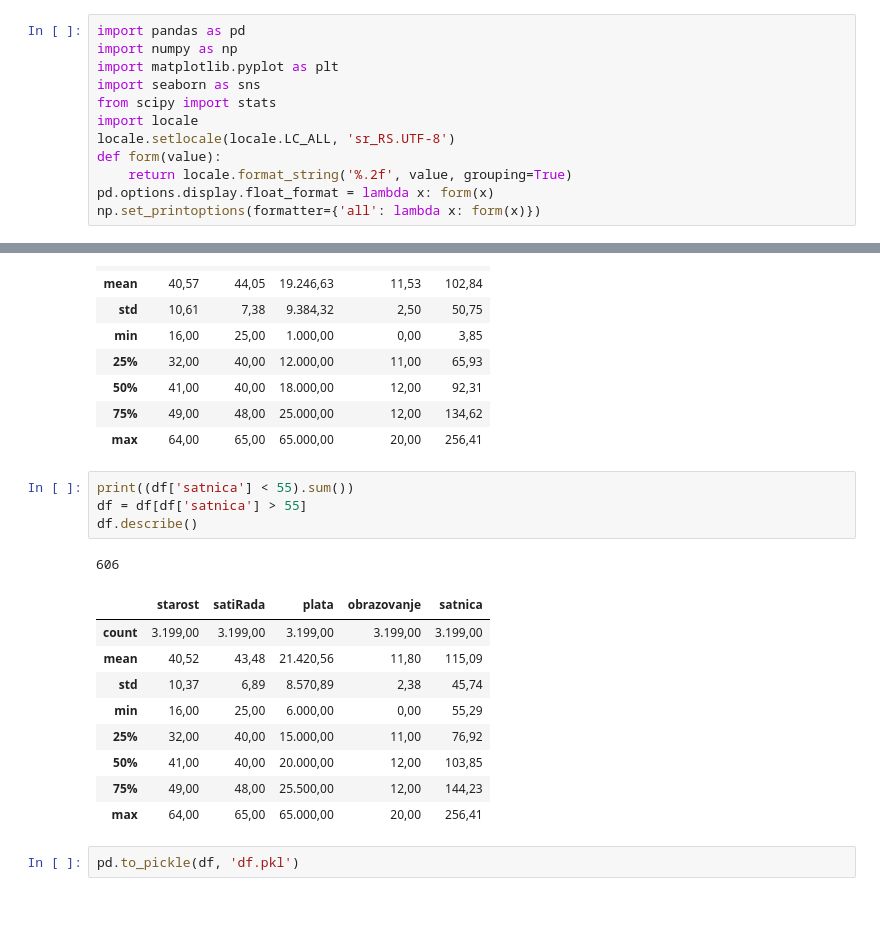
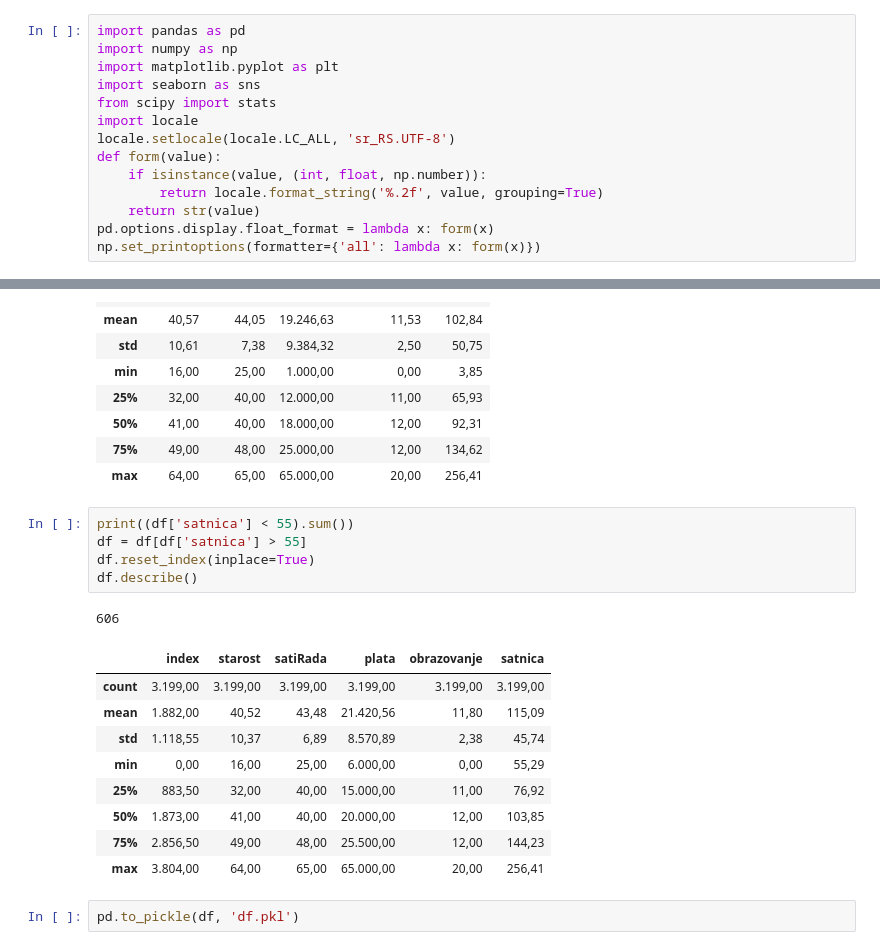
Before and after one commit to BogdanSliskovic/LSMS2007, a Jupyter notebook: TeorijaUzoraka.ipynb, the cells around one changed output, grey strips where cells are left out. Saved outputs shown, nothing was run; the diff lists cells and outputs as text; blank space fills up the shorter version.

```diff
--- a/TeorijaUzoraka.ipynb
+++ b/TeorijaUzoraka.ipynb
@@ -7,7 +7,9 @@ from scipy import stats
 import locale
 locale.setlocale(locale.LC_ALL, 'sr_RS.UTF-8')
 def form(value):
-    return locale.format_string('%.2f', value, grouping=True)
+    if isinstance(value, (int, float, np.number)):
+        return locale.format_string('%.2f', value, grouping=True)
+    return str(value)
 pd.options.display.float_format = lambda x: form(x)
 np.set_printoptions(formatter={'all': lambda x: form(x)})
 # %%
@@ -192,18 +194,19 @@ df.describe()
 # %%
 print((df['satnica'] < 55).sum())
 df = df[df['satnica'] > 55]
+df.reset_index(inplace=True)
 df.describe()
 # %% [output]
 606
-|  | starost | satiRada | plata | obrazovanje | satnica |
-| count | 3.199,00 | 3.199,00 | 3.199,00 | 3.199,00 | 3.199,00 |
-| mean | 40,52 | 43,48 | 21.420,56 | 11,80 | 115,09 |
-| std | 10,37 | 6,89 | 8.570,89 | 2,38 | 45,74 |
-| min | 16,00 | 25,00 | 6.000,00 | 0,00 | 55,29 |
-| 25% | 32,00 | 40,00 | 15.000,00 | 11,00 | 76,92 |
-| 50% | 41,00 | 40,00 | 20.000,00 | 12,00 | 103,85 |
-| 75% | 49,00 | 48,00 | 25.500,00 | 12,00 | 144,23 |
-| max | 64,00 | 65,00 | 65.000,00 | 20,00 | 256,41 |
+|  | index | starost | satiRada | plata | obrazovanje | satnica |
+| count | 3.199,00 | 3.199,00 | 3.199,00 | 3.199,00 | 3.199,00 | 3.199,00 |
+| mean | 1.882,00 | 40,52 | 43,48 | 21.420,56 | 11,80 | 115,09 |
+| std | 1.118,55 | 10,37 | 6,89 | 8.570,89 | 2,38 | 45,74 |
+| min | 0,00 | 16,00 | 25,00 | 6.000,00 | 0,00 | 55,29 |
+| 25% | 883,50 | 32,00 | 40,00 | 15.000,00 | 11,00 | 76,92 |
+| 50% | 1.873,00 | 41,00 | 40,00 | 20.000,00 | 12,00 | 103,85 |
+| 75% | 2.856,50 | 49,00 | 48,00 | 25.500,00 | 12,00 | 144,23 |
+| max | 3.804,00 | 64,00 | 65,00 | 65.000,00 | 20,00 | 256,41 |
 # %%
 pd.to_pickle(df, 'df.pkl')
 # %%
```
Also changed, not shown: parts of 17 cells of this notebook, 1 other file.
